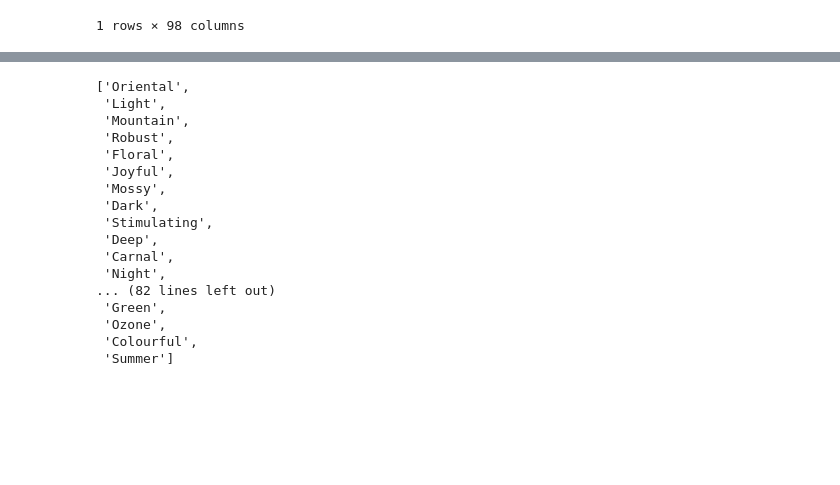
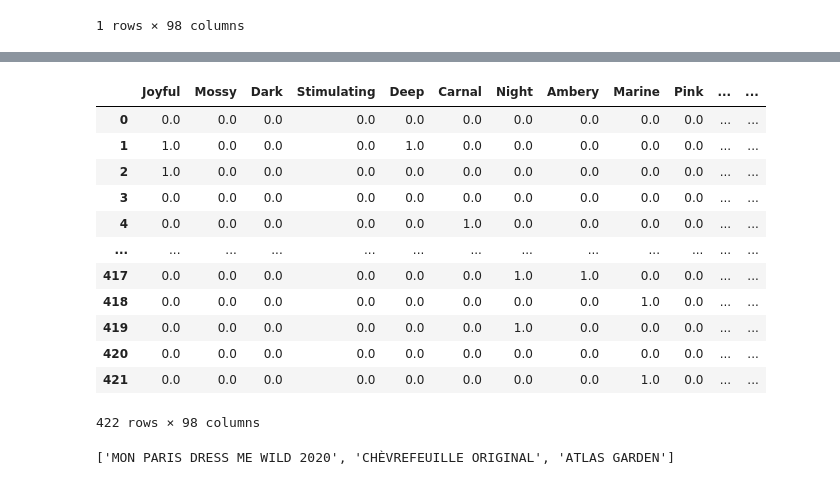
Before and after one commit to Constadine/bhrag, a Jupyter notebook: create_dataset.ipynb, the cells around one changed output, grey strips where cells are left out. Cells and saved outputs as stored; diff of their text form; code cells hidden in the pictures; blank space fills up the shorter version.

```diff
--- a/create_dataset.ipynb
+++ b/create_dataset.ipynb
@@ -60,22 +60,18 @@ unique_concepts_df
 # %%
 df = pd.concat([df, unique_concepts_df], axis=1)
-# %%
-unique_concepts
-# %% [output]
-['Oriental',
- 'Light',
- 'Mountain',
- 'Robust',
- 'Floral',
- 'Joyful',
- 'Mossy',
- 'Dark',
- 'Stimulating',
- 'Deep',
- 'Carnal',
- 'Night',
-... (82 lines left out)
- 'Green',
- 'Ozone',
- 'Colourful',
- 'Summer']
+# %%
+df.iloc[:, -98:]
+# %% [output]
+|  | Joyful | Mossy | Dark | Stimulating | Deep | Carnal | Night | Ambery | Marine | Pink | ... | ... |
+| 0 | 0.0 | 0.0 | 0.0 | 0.0 | 0.0 | 0.0 | 0.0 | 0.0 | 0.0 | 0.0 | ... | ... |
+| 1 | 1.0 | 0.0 | 0.0 | 0.0 | 1.0 | 0.0 | 0.0 | 0.0 | 0.0 | 0.0 | ... | ... |
+| 2 | 1.0 | 0.0 | 0.0 | 0.0 | 0.0 | 0.0 | 0.0 | 0.0 | 0.0 | 0.0 | ... | ... |
+| 3 | 0.0 | 0.0 | 0.0 | 0.0 | 0.0 | 0.0 | 0.0 | 0.0 | 0.0 | 0.0 | ... | ... |
+| 4 | 0.0 | 0.0 | 0.0 | 0.0 | 0.0 | 1.0 | 0.0 | 0.0 | 0.0 | 0.0 | ... | ... |
+| ... | ... | ... | ... | ... | ... | ... | ... | ... | ... | ... | ... | ... |
+| 417 | 0.0 | 0.0 | 0.0 | 0.0 | 0.0 | 0.0 | 1.0 | 1.0 | 0.0 | 0.0 | ... | ... |
+| 418 | 0.0 | 0.0 | 0.0 | 0.0 | 0.0 | 0.0 | 0.0 | 0.0 | 1.0 | 0.0 | ... | ... |
+| 419 | 0.0 | 0.0 | 0.0 | 0.0 | 0.0 | 0.0 | 1.0 | 0.0 | 0.0 | 0.0 | ... | ... |
+| 420 | 0.0 | 0.0 | 0.0 | 0.0 | 0.0 | 0.0 | 0.0 | 0.0 | 0.0 | 0.0 | ... | ... |
+| 421 | 0.0 | 0.0 | 0.0 | 0.0 | 0.0 | 0.0 | 0.0 | 0.0 | 1.0 | 0.0 | ... | ... |
+422 rows × 98 columns
@@ -81,0 +184,4 @@ unique_concepts
+# %%
+list(get_top_n_similar(example, n=3)['similar'])
+# %% [output]
+['MON PARIS DRESS ME WILD 2020', 'CHÈVREFEUILLE ORIGINAL', 'ATLAS GARDEN']
```
Also changed, not shown: parts of 3 cells of this notebook, 2 other files.
